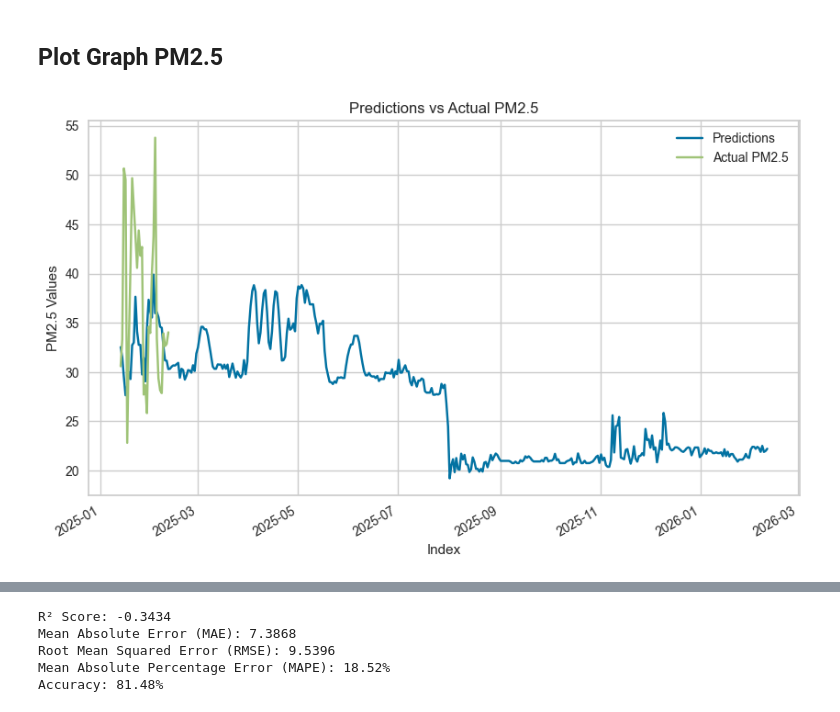
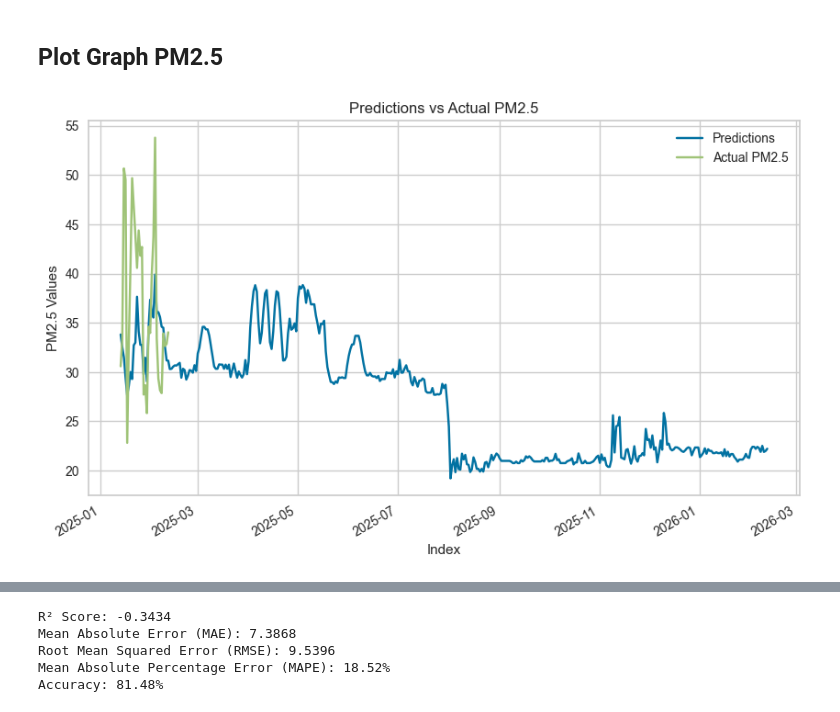
Before and after one commit to Anandaa69/PM2.5_Pycaret, a Jupyter notebook: Surat/main/main_model_jsps01.ipynb, the cells around one changed output, grey strips where cells are left out. Drawn from its saved outputs; the diff is of its cells as text; code cells hidden in the pictures.

```diff
--- a/Surat/main/main_model_jsps01.ipynb
+++ b/Surat/main/main_model_jsps01.ipynb
@@ -664,24 +663,24 @@ for date in pd.date_range(start=start_date, end=end_date, freq="D"):
 # %%
 import pandas as pd
 import matplotlib.pyplot as plt
 
 real_data = data_filtered.loc[start_date:end_date]
 # สมมุติว่า result คือ DataFrame ที่รวม predictions กับ pm_10
-result_plot = pd.concat([result_pm_2_5['prediction_label'].shift(-1), real_data['pm_2_5']], axis=1)
+result_plot = pd.concat([result_pm_2_5['prediction_label'], real_data['pm_2_5']], axis=1)
 result_plot.columns = ['Predictions', 'Actual PM2.5']  # ตั้งชื่อคอลัมน์
 
 # พล็อตข้อมูล
 result_plot.plot(figsize=(10, 6))
 
 # ตั้งชื่อกราฟ
 plt.title('Predictions vs Actual PM2.5')
 plt.xlabel('Index')
 plt.ylabel('PM2.5 Values')
 
 # แสดงกราฟ
 plt.show()
 # %% [output]
-[figure, old version]
+[figure, new version]
 # %%
 y_true = real_data["pm_2_5"][:'2025-02-10']
 y_pred = result_pm_2_5['prediction_label'][:'2025-02-11'].shift(-1).dropna(axis=0)
```
Also changed, not shown: parts of 2 cells of this notebook, 8 other files.
